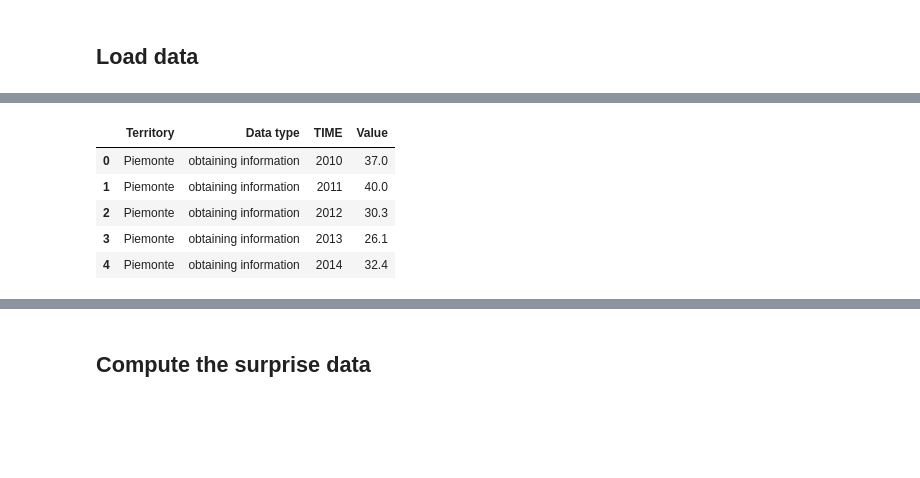
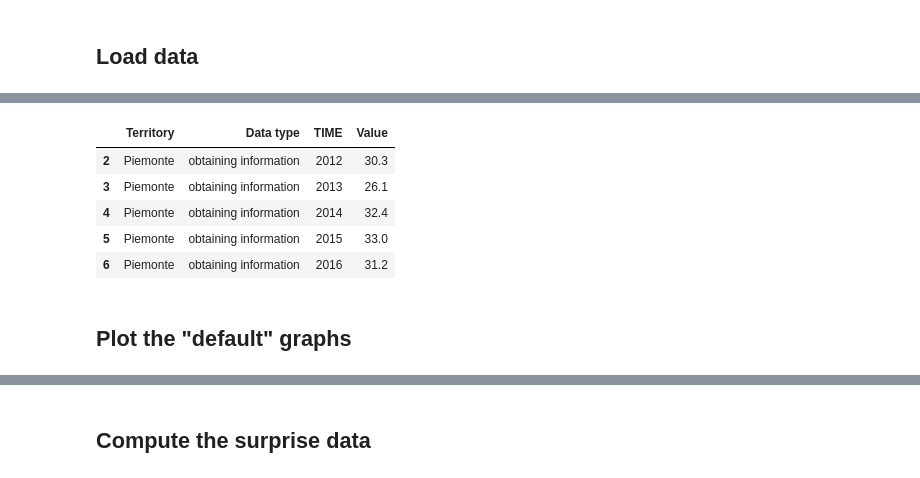
Before and after one commit to mett29/DataViz, a Jupyter notebook: surprise_maps/surprise_map_public_auth.ipynb, the cells around one changed output, grey strips where cells are left out. Saved outputs shown, nothing was run; the diff lists cells and outputs as text; code cells hidden in the pictures; blank space fills up the shorter version.

```diff
--- a/surprise_maps/surprise_map_public_auth.ipynb
+++ b/surprise_maps/surprise_map_public_auth.ipynb
@@ -9,3 +13,27 @@ import pandas as pd
 import geopandas as gpd
 # %% [markdown]
 ## Load data
+# %%
+# We need the population of each region (only individuals aged 14 and over, since our event rates are referred to them)
+# Year = 2012 - 2018
+population_df = pd.read_csv('data/regions_population.csv')
+population_df.drop(['ITTER107', 'TIPO_DATO15', 'Demographic data type', 'SEXISTAT1', 'Gender', 'ETA1', 'STATCIV2', 'Marital status', 'Select time', 'Flag Codes', 'Flags'], axis=1, inplace=True)
+# Group by year and region, summing the population in the different age range
+population_df = population_df.groupby(['TIME', 'Territory']).sum()
+population_df.reset_index(level=0, inplace=True)
+population_df.reset_index(level=0, inplace=True)
+
+# Merge Bolzano, Trento and Sudtirol
+for year in population_df['TIME'].unique():
+    bolzano = population_df.loc[(population_df['Territory'] == 'Provincia Autonoma Bolzano / Bozen') & (population_df['TIME'] == year)]['Value']
+    trento = population_df.loc[(population_df['Territory'] == 'Provincia Autonoma Trento') & (population_df['TIME'] == year)]['Value']
+    sudtirol = population_df.loc[(population_df['Territory'] == 'Trentino Alto Adige / Südtirol') & (population_df['TIME'] == year)]['Value']
+    sum_trentino = bolzano.item() + trento.item() + sudtirol.item()
+    population_df.loc[(population_df['Territory'] == 'Provincia Autonoma Trento') & (population_df['TIME'] == year), 'Value'] = sum_trentino
+    population_df.loc[(population_df['Territory'] == 'Provincia Autonoma Trento') & (population_df['TIME'] == year), 'Territory'] = 'Trentino Alto Adige'
+
+population_df = population_df.loc[~((population_df['Territory'] == 'Provincia Autonoma Bolzano / Bozen') | (population_df['Territory'] == 'Trentino Alto Adige / Südtirol')),:]
+population_df.loc[(population_df['Territory'] == 'Valle d\'Aosta/Vallée d\'Aoste'), 'Territory'] = 'Valle d\'Aosta / Vallée d\'Aoste'
+
+population_df.sort_values(by=['TIME', 'Value'], inplace=True)
+population_df.head(20)
@@ -27,4 +73,16 @@ for year in gdp['TIME'].unique():
 
 gdp.loc[(gdp['GEO'] == 'Valle d\'Aosta/Vallée d\'Aoste'), 'GEO'] = 'Valle d\'Aosta / Vallée d\'Aoste'
 
-gdp.head(10)
+# Compute the GDP per capita
+# Remove data of 2010-2011 since we do not have the population data for those years
+gdp = gdp.loc[~(gdp['TIME'] == 2010),:]
+gdp = gdp.loc[~(gdp['TIME'] == 2011),:]
+
+for year in gdp['TIME'].unique():
+    for region in gdp['GEO'].unique():
+        pop_value = population_df.loc[(population_df['TIME'] == year) & (population_df['Territory'] == region)]['Value'].item()
+        current_gdp = gdp.loc[(gdp['TIME'] == year) & (gdp['GEO'] == region)]['Value'].item()
+        gdp.loc[(gdp['TIME'] == year) & (gdp['GEO'] == region), 'Value'] = (current_gdp * 1000000) / pop_value
+
+# The unit of measure is now "euro"
+gdp['UNIT'] = gdp['UNIT'].apply(lambda x: x.replace('Million euro', 'euro'))
@@ -43,27 +89,32 @@ gdp.head(10)
 # %%
 df = pd.read_csv('data/public_auth_interactions.csv')
 df.drop(['ITTER107', 'TIPO_DATO_SDS_ICT', 'Select time', 'Flag Codes', 'Flags'], axis=1, inplace=True)
 
 # Delete rows with year = 2019, since we do not have the GDP data for that year
 df = df.loc[~(df['TIME'] == 2019),:]
+# Delete rows with year = 2010-2011, since we do not have the population data for those years
+df = df.loc[~(df['TIME'] == 2010),:]
+df = df.loc[~(df['TIME'] == 2011),:]
 
 # Merge Bolzano, Trento and Sudtirol
 for year in df['TIME'].unique():
     for data_type in df['Data type'].unique():
         sudtirol_exp = df.loc[(df['Territory'] == 'Trentino Alto Adige / Südtirol') & (df['TIME'] == year) & (df['Data type'] == data_type)]['Value']
         bolzano_exp = df.loc[(df['Territory'] == 'Provincia Autonoma Bolzano / Bozen') & (df['TIME'] == year) & (df['Data type'] == data_type)]['Value']
         trento_exp = df.loc[(df['Territory'] == 'Provincia Autonoma Trento') & (df['TIME'] == year) & (df['Data type'] == data_type)]['Value']
         avg_exp = (float(sudtirol_exp.item()) + float(bolzano_exp.item()) + float(trento_exp.item())) / 3
         df.loc[(df['Territory'] == 'Trentino Alto Adige / Südtirol') & (df['TIME'] == year) & (df['Data type'] == data_type), 'Value'] = avg_exp
         df.loc[(df['Territory'] == 'Trentino Alto Adige / Südtirol') & (df['TIME'] == year) & (df['Data type'] == data_type), 'Territory'] = 'Trentino Alto Adige'
         df = df.loc[~(((df['Territory'] == 'Provincia Autonoma Bolzano / Bozen')) & (df['TIME'] == year) & (df['Data type'] == data_type)),:]
         df = df.loc[~(((df['Territory'] == 'Provincia Autonoma Trento')) & (df['TIME'] == year) & (df['Data type'] == data_type)),:]
 
 df.head()
 # %% [output]
 |  | Territory | Data type | TIME | Value |
-| 0 | Piemonte | obtaining information | 2010 | 37.0 |
-| 1 | Piemonte | obtaining information | 2011 | 40.0 |
 | 2 | Piemonte | obtaining information | 2012 | 30.3 |
 | 3 | Piemonte | obtaining information | 2013 | 26.1 |
 | 4 | Piemonte | obtaining information | 2014 | 32.4 |
+| 5 | Piemonte | obtaining information | 2015 | 33.0 |
+| 6 | Piemonte | obtaining information | 2016 | 31.2 |
+# %% [markdown]
+## Plot the "default" graphs
```
Also changed, not shown: parts of 28 cells of this notebook, 5 other files.
